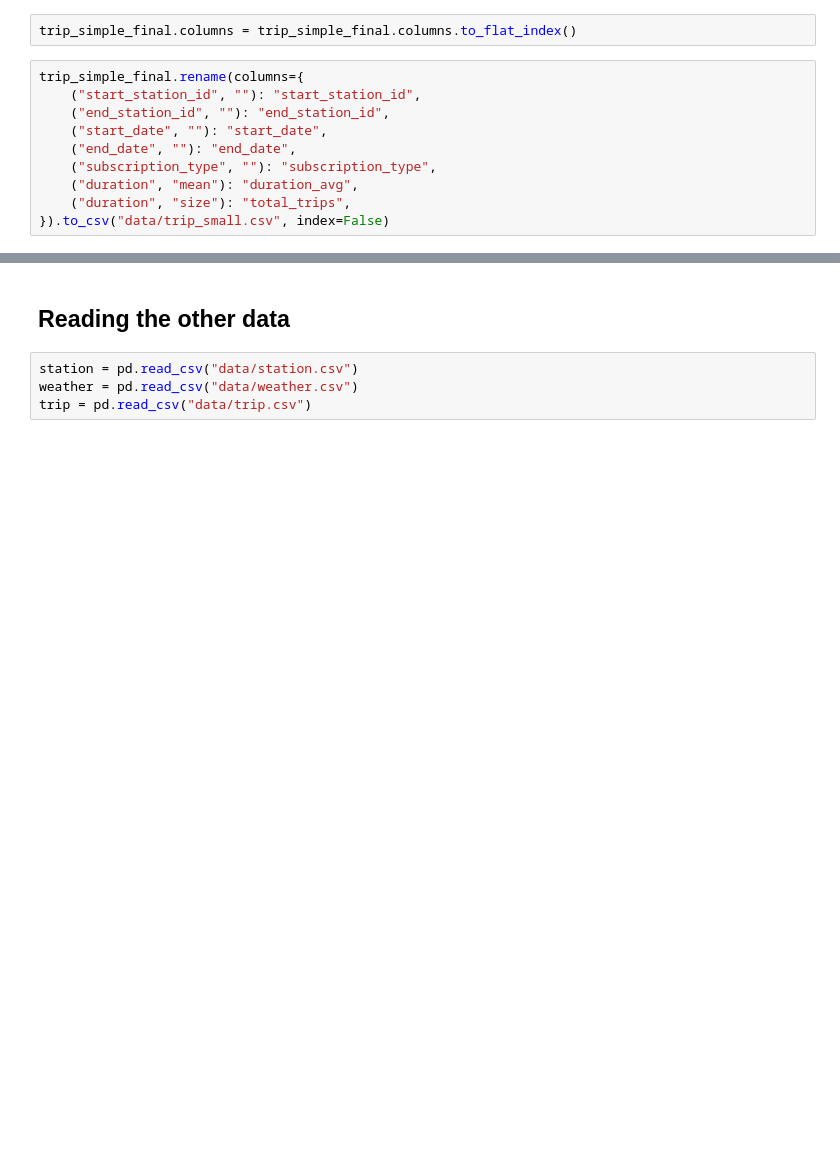
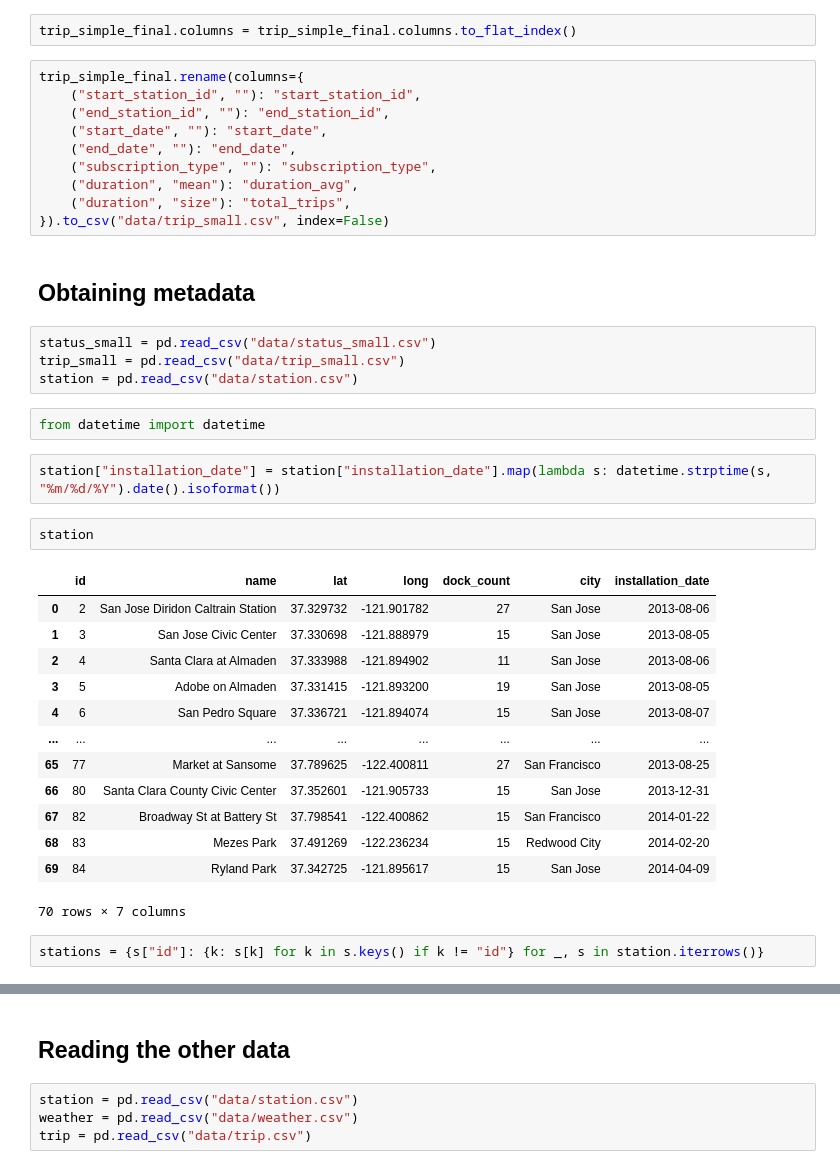
Before and after one commit to martinhoT/vi-project, a Jupyter notebook: sandbox.ipynb, the cells around one changed output, grey strips where cells are left out. Saved outputs shown, nothing was run; the diff lists cells and outputs as text; blank space fills up the shorter version.

```diff
--- a/sandbox.ipynb
+++ b/sandbox.ipynb
@@ -126,3 +126,31 @@ trip_simple_final.rename(columns={
     ("duration", "mean"): "duration_avg",
     ("duration", "size"): "total_trips",
 }).to_csv("data/trip_small.csv", index=False)
+# %% [markdown]
+## Obtaining metadata
+# %%
+status_small = pd.read_csv("data/status_small.csv")
+trip_small = pd.read_csv("data/trip_small.csv")
+station = pd.read_csv("data/station.csv")
+# %%
+from datetime import datetime
+# %%
+station["installation_date"] = station["installation_date"].map(lambda s: datetime.strptime(s, "%m/%d/%Y").date().isoformat())
+# %%
+station
+# %% [output]
+|  | id | name | lat | long | dock_count | city | installation_date |
+| 0 | 2 | San Jose Diridon Caltrain Station | 37.329732 | -121.901782 | 27 | San Jose | 2013-08-06 |
+| 1 | 3 | San Jose Civic Center | 37.330698 | -121.888979 | 15 | San Jose | 2013-08-05 |
+| 2 | 4 | Santa Clara at Almaden | 37.333988 | -121.894902 | 11 | San Jose | 2013-08-06 |
+| 3 | 5 | Adobe on Almaden | 37.331415 | -121.893200 | 19 | San Jose | 2013-08-05 |
+| 4 | 6 | San Pedro Square | 37.336721 | -121.894074 | 15 | San Jose | 2013-08-07 |
+| ... | ... | ... | ... | ... | ... | ... | ... |
+| 65 | 77 | Market at Sansome | 37.789625 | -122.400811 | 27 | San Francisco | 2013-08-25 |
+| 66 | 80 | Santa Clara County Civic Center | 37.352601 | -121.905733 | 15 | San Jose | 2013-12-31 |
+| 67 | 82 | Broadway St at Battery St | 37.798541 | -122.400862 | 15 | San Francisco | 2014-01-22 |
+| 68 | 83 | Mezes Park | 37.491269 | -122.236234 | 15 | Redwood City | 2014-02-20 |
+| 69 | 84 | Ryland Park | 37.342725 | -121.895617 | 15 | San Jose | 2014-04-09 |
+70 rows × 7 columns
+# %%
+stations = {s["id"]: {k: s[k] for k in s.keys() if k != "id"} for _, s in station.iterrows()}
```
Also changed, not shown: parts of 4 cells of this notebook, 4 other files.
